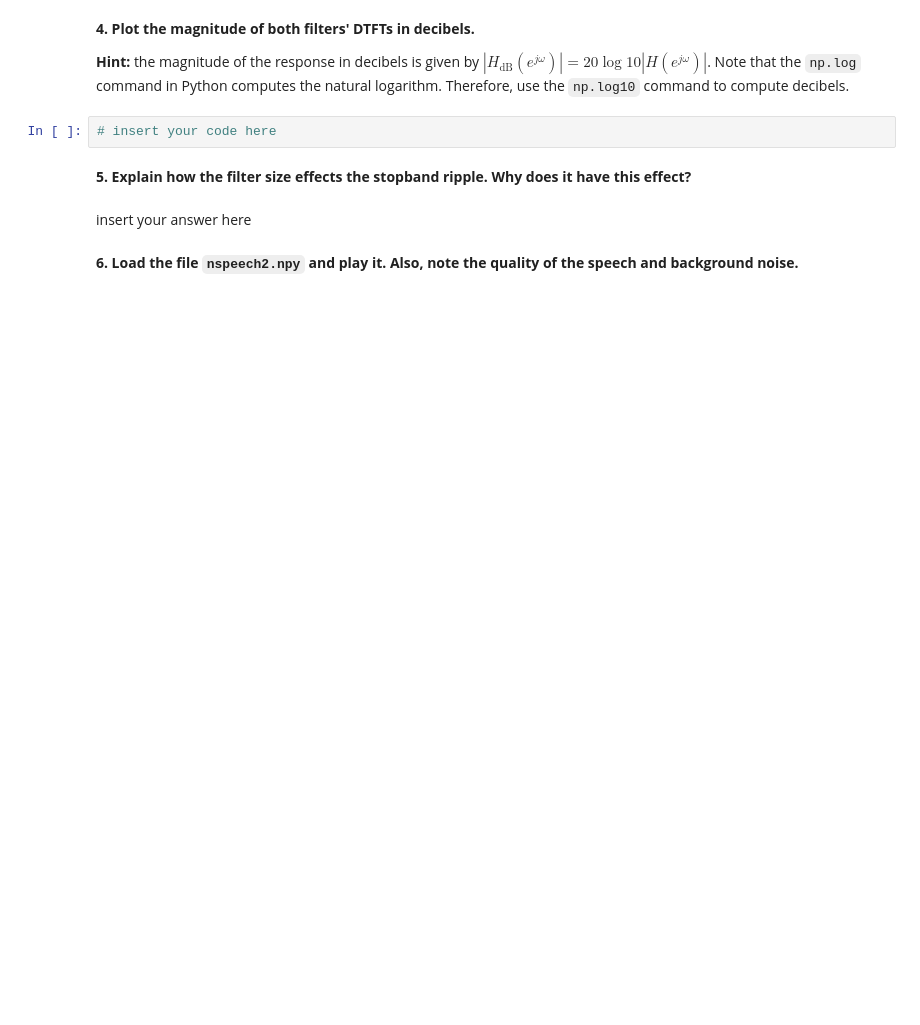
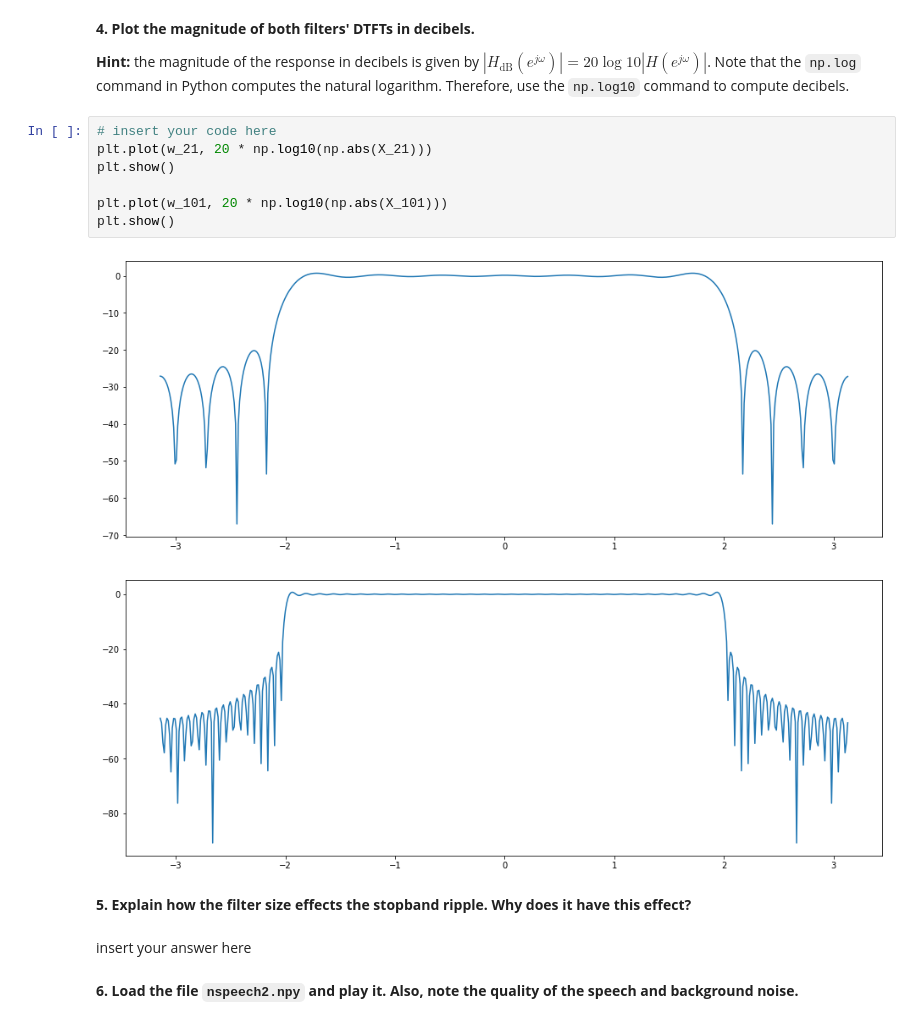
Before and after one commit to JustinWang781/438-Lab05a, a Jupyter notebook: lab05a_final_report.ipynb, the cells around one changed output. Drawn from its saved outputs; the diff is of its cells as text; blank space fills up the shorter version.

````diff
--- a/lab05a_final_report.ipynb
+++ b/lab05a_final_report.ipynb
@@ -371,8 +384,16 @@
 
 **Hint:** the magnitude of the response in decibels is given by $|H_{\text{dB}}(e^{j\omega})| = 20 \log10 |H(e^{j\omega})|$. Note that the ```np.log``` command in Python computes the natural logarithm. Therefore, use the ```np.log10``` command to compute
 decibels.
-# %%
-# insert your code here
+# %%
+# insert your code here
+plt.plot(w_21, 20 * np.log10(np.abs(X_21)))
+plt.show()
+
+plt.plot(w_101, 20 * np.log10(np.abs(X_101)))
+plt.show()
+# %% [output]
+[figure, added]
+[figure, added]
 # %% [markdown]
 **5. Explain how the filter size effects the stopband ripple. Why does it have this effect?**
 # %% [markdown]
````
Also changed, not shown: parts of 9 cells of this notebook.
